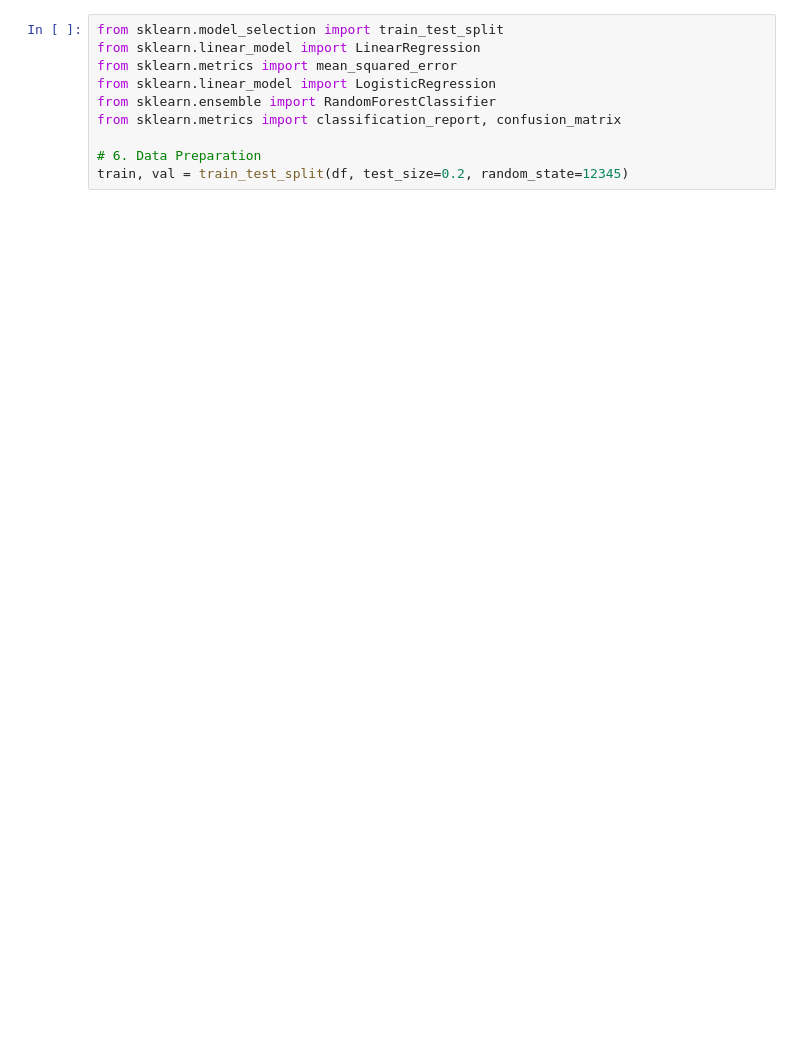
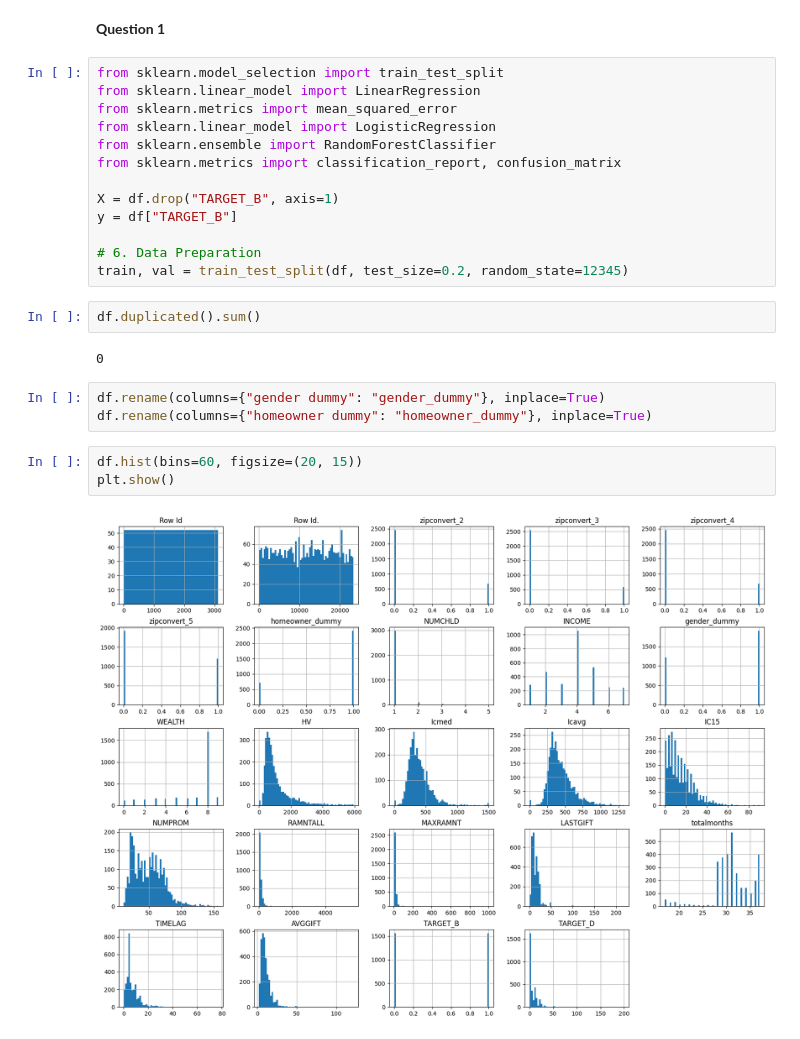
Before and after one commit to Gabeleo24/ADS-505-01, a Jupyter notebook: Mod 04/Assignment 4.1/Assignment 4.1.ipynb, the cells around one changed output. Drawn from its saved outputs; the diff is of its cells as text; blank space fills up the shorter version.

```diff
--- a/Mod 04/Assignment 4.1/Assignment 4.1.ipynb
+++ b/Mod 04/Assignment 4.1/Assignment 4.1.ipynb
@@ -103,3 +241,5 @@ max      37.000000    77.000000   122.166667     1.00000   200.000000
+# %% [markdown]
+**Question 1**
 # %%
 from sklearn.model_selection import train_test_split
 from sklearn.linear_model import LinearRegression
@@ -108,5 +248,20 @@ from sklearn.linear_model import LogisticRegression
 from sklearn.ensemble import RandomForestClassifier
 from sklearn.metrics import classification_report, confusion_matrix
 
+X = df.drop("TARGET_B", axis=1)
+y = df["TARGET_B"]
+
 # 6. Data Preparation
 train, val = train_test_split(df, test_size=0.2, random_state=12345)
+# %%
+df.duplicated().sum()
+# %% [output]
+0
+# %%
+df.rename(columns={"gender dummy": "gender_dummy"}, inplace=True)
+df.rename(columns={"homeowner dummy": "homeowner_dummy"}, inplace=True)
+# %%
+df.hist(bins=60, figsize=(20, 15))
+plt.show()
+# %% [output]
+[figure, added]
```
Also changed, not shown: parts of 33 cells of this notebook, 4 other files.
